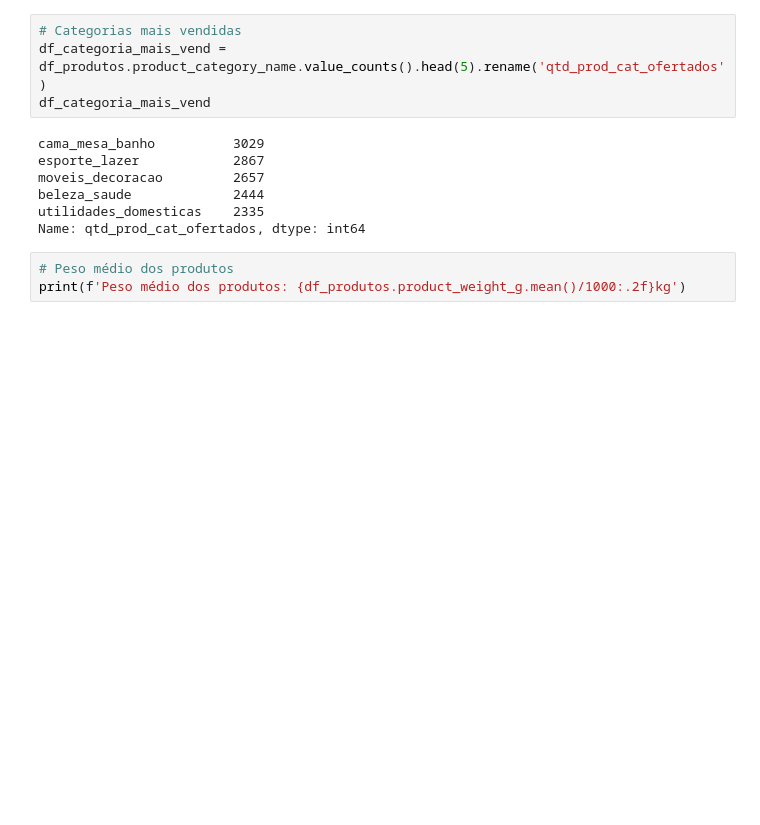
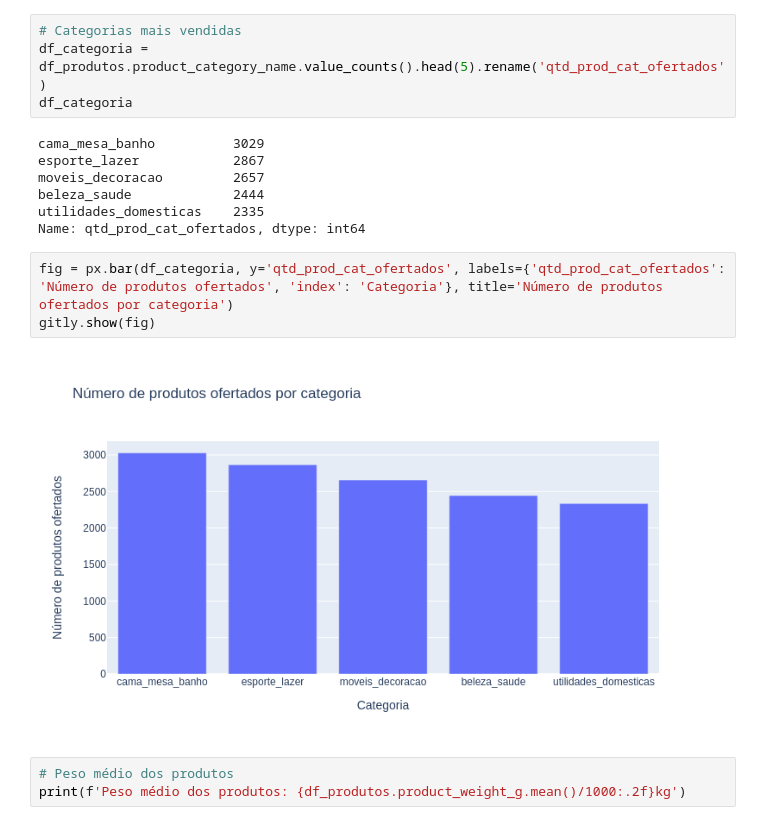
Before and after one commit to Lucas-Buk/Introducao-Ciencia-de-Dados, a Jupyter notebook: Aula_1_Exploração_Olist.ipynb, the cells around one changed output. Drawn from its saved outputs; the diff is of its cells as text; blank space fills up the shorter version.

```diff
--- a/Aula_1_Exploração_Olist.ipynb
+++ b/Aula_1_Exploração_Olist.ipynb
@@ -209,8 +209,8 @@ print(f'Número de categorias: {len(df_produtos.product_category_name.unique())}
 Número de categorias: 74
 # %%
 # Categorias mais vendidas
-df_categoria_mais_vend = df_produtos.product_category_name.value_counts().head(5).rename('qtd_prod_cat_ofertados')
-df_categoria_mais_vend
+df_categoria = df_produtos.product_category_name.value_counts().head(5).rename('qtd_prod_cat_ofertados')
+df_categoria
 # %% [output]
 cama_mesa_banho          3029
 esporte_lazer            2867
@@ -218,6 +218,11 @@ moveis_decoracao         2657
 beleza_saude             2444
 utilidades_domesticas    2335
 Name: qtd_prod_cat_ofertados, dtype: int64
+# %%
+fig = px.bar(df_categoria, y='qtd_prod_cat_ofertados', labels={'qtd_prod_cat_ofertados': 'Número de produtos ofertados', 'index': 'Categoria'}, title='Número de produtos ofertados por categoria')
+gitly.show(fig)
+# %% [output]
+[figure, added]
 # %%
 # Peso médio dos produtos
 print(f'Peso médio dos produtos: {df_produtos.product_weight_g.mean()/1000:.2f}kg')
```
Also changed, not shown: parts of 12 cells of this notebook.
